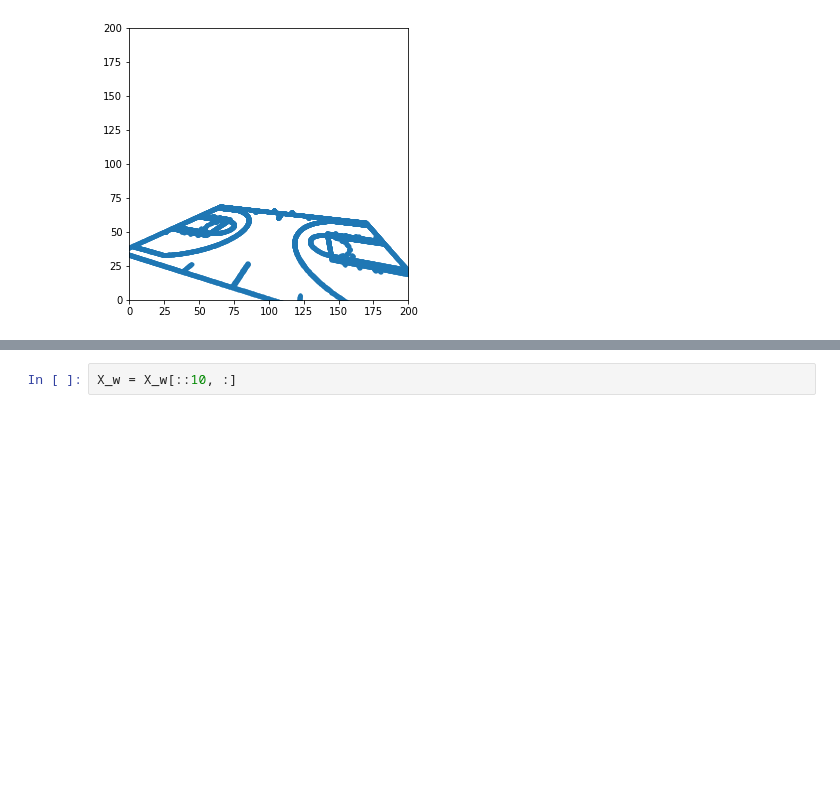
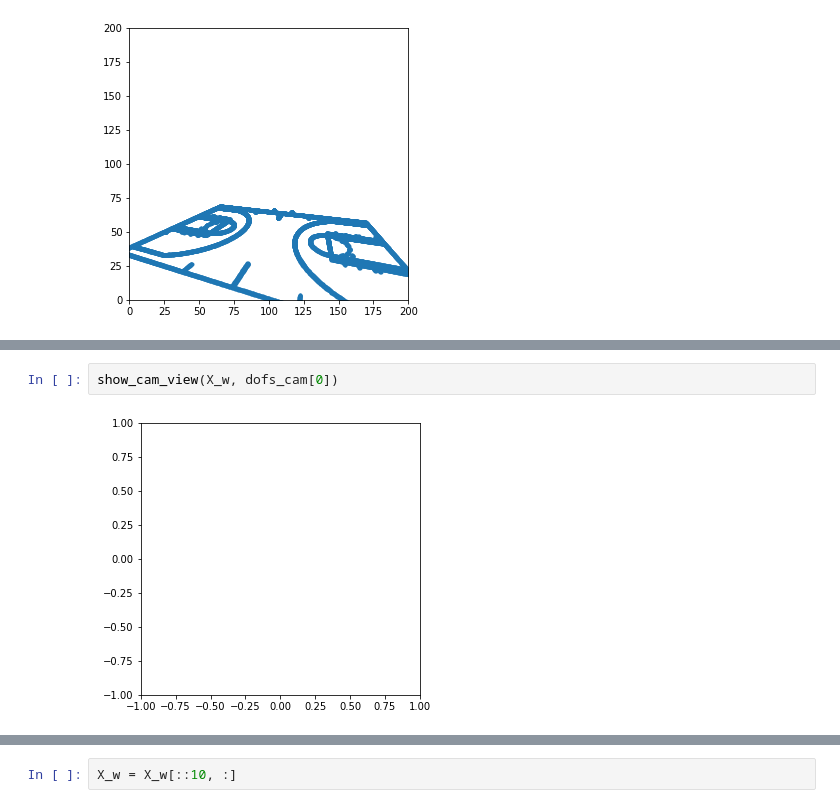
Before and after one commit to akarshkumar0101/nba-3d-ee-371q, a Jupyter notebook: rendering.ipynb, the cells around one changed output, grey strips where cells are left out. Cells and saved outputs as stored; diff of their text form; blank space fills up the shorter version.

```diff
--- a/rendering.ipynb
+++ b/rendering.ipynb
@@ -156,0 +227,4 @@ show_cam_view(X_w, dofs_cam, f, (100., 100.), (100, 100))
+# %%
+show_cam_view(X_w, dofs_cam[0])
+# %% [output]
+[figure, added]
```
Also changed, not shown: parts of 8 cells of this notebook.
